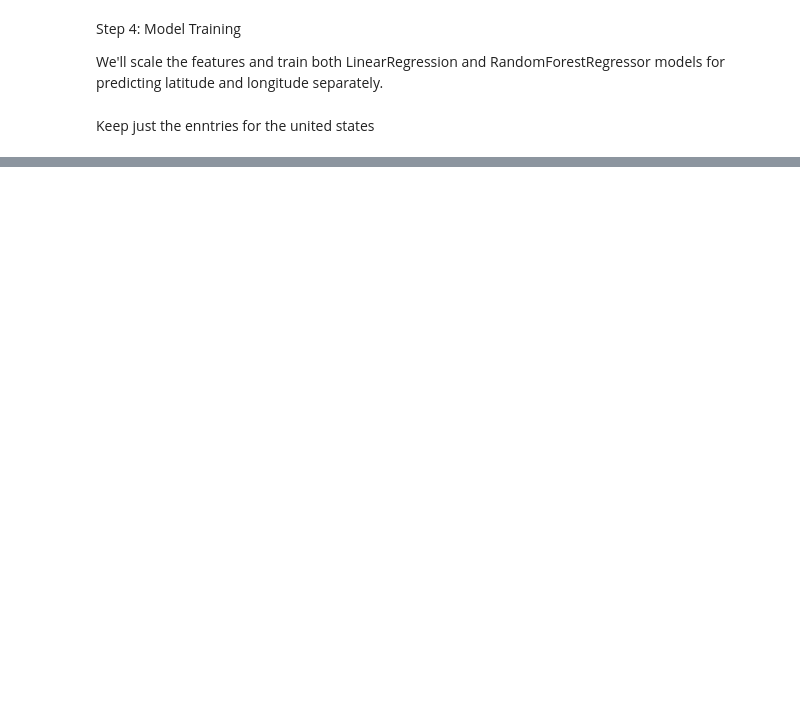
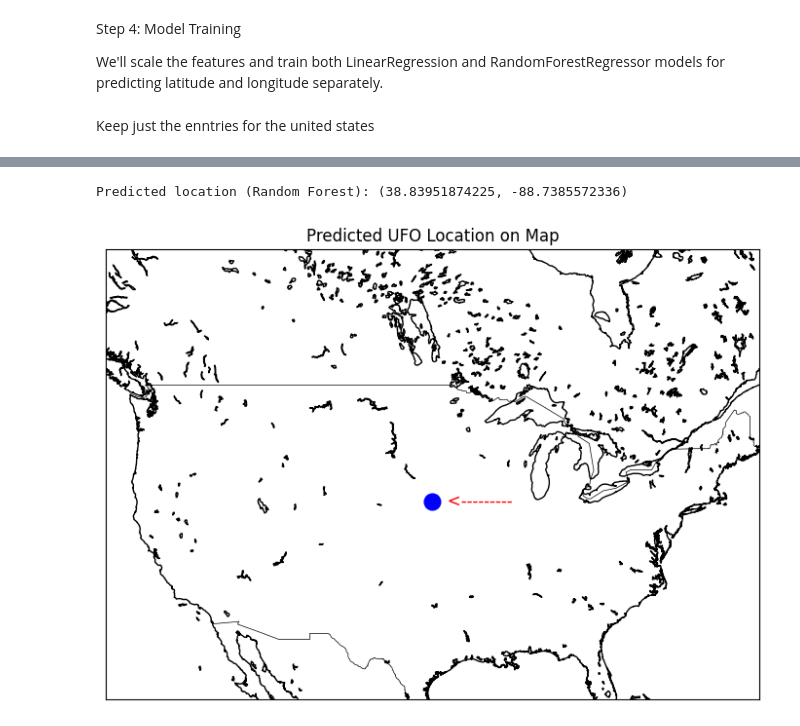
Before and after one commit to AntQua/UFO_Predictor, a Jupyter notebook: Notebooks/antonio-DBSCAN.ipynb, the cells around one changed output, grey strips where cells are left out. Drawn from its saved outputs; the diff is of its cells as text; code cells hidden in the pictures; blank space fills up the shorter version.

Commit message:
preparing model

```diff
--- a/Notebooks/antonio-DBSCAN.ipynb
+++ b/Notebooks/antonio-DBSCAN.ipynb
@@ -132,15 +123,14 @@ us_data['hour'] = us_data['datetime'].dt.hour
 us_data['minute'] = us_data['datetime'].dt.minute
 
 # Specify the columns to keep
-columns_to_keep = ['datetime', 'duration (seconds)', 'latitude', 'longitude', 'year', 'month', 'day', 'hour', 'minute']
+#columns_to_keep = ['datetime', 'duration (seconds)', 'latitude', 'longitude', 'year', 'month', 'day', 'hour', 'minute']
 
 # Select only the specified columns
-us_data = us_data.loc[:, columns_to_keep]
+#us_data = us_data.loc[:, columns_to_keep]
 
 # Display the head, dtypes, and shape of the DataFrame
-us_data_head = us_data.head()
 us_data_dtypes = us_data.dtypes
 us_data_shape = us_data.shape
 
-us_data_head, us_data_dtypes, us_data_shape
+us_data_dtypes, us_data_shape
 # %% [output]
@@ -181,3 +172,10 @@ X_train, X_test, y_lat_train, y_lat_test, y_long_train, y_long_test = train_test
 scaler = StandardScaler()
 X_train_scaled = scaler.fit_transform(X_train)
 X_test_scaled = scaler.transform(X_test)
+
+# Train Random Forest Regressor models
+rf_reg_lat = RandomForestRegressor(random_state=42)
+rf_reg_lat.fit(X_train_scaled, y_lat_train)
+
+rf_reg_long = RandomForestRegressor(random_state=42)
+rf_reg_long.fit(X_train_scaled, y_long_train)
@@ -183,0 +204,58 @@ X_test_scaled = scaler.transform(X_test)
+# %%
+# Example prediction for a future chosen date
+future_date = pd.to_datetime('2024-10-04 00:00:00')
+future_duration = 120  # example duration in seconds
+
+future_features = pd.DataFrame({
+    'duration (seconds)': [future_duration],
+    'year': [future_date.year],
+    'month': [future_date.month],
+    'day': [future_date.day],
+    'hour': [future_date.hour],
+    'minute': [future_date.minute]
+})
+
+future_features_scaled = scaler.transform(future_features)
+
+# Predict latitude and longitude using both models
+predicted_lat_rf = rf_reg_lat.predict(future_features_scaled)
+predicted_long_rf = rf_reg_long.predict(future_features_scaled)
+
+predicted_location_rf = (predicted_lat_rf[0], predicted_long_rf[0])
+
+print(f"Predicted location (Random Forest): {predicted_location_rf}")
+# %% [output]
+Predicted location (Random Forest): (38.83951874225, -88.7385572336)
+# %%
+import matplotlib.pyplot as plt
+from mpl_toolkits.basemap import Basemap
+
+predicted_location_rf = (predicted_lat_rf, predicted_long_rf)
+
+predicted_location_rf = (predicted_lat_rf, predicted_long_rf)
+
+# Create a figure
+plt.figure(figsize=(15, 6))
+
+# Create a Basemap instance with a larger scale
+m = Basemap(projection='merc', llcrnrlat=predicted_lat_rf-15, urcrnrlat=predicted_lat_rf+15,
+            llcrnrlon=predicted_long_rf-30, urcrnrlon=predicted_long_rf+30, resolution='i')
+
+# Draw coastlines and countries
+m.drawcoastlines()
+m.drawcountries()
+
+# Convert latitude and longitude to map projection coordinates
+x, y = m(predicted_long_rf, predicted_lat_rf)
+
+# Plot the predicted location
+m.plot(x, y, 'bo', markersize=12)
+plt.text(x, y, '   <---------', fontsize=12, ha='left', va='center', color='red')
+
+# Add title
+plt.title('Predicted UFO Location on Map')
+
+# Show the plot
+plt.show()
+# %% [output]
+[figure, added]
```
Also changed, not shown: parts of 7 cells of this notebook.
